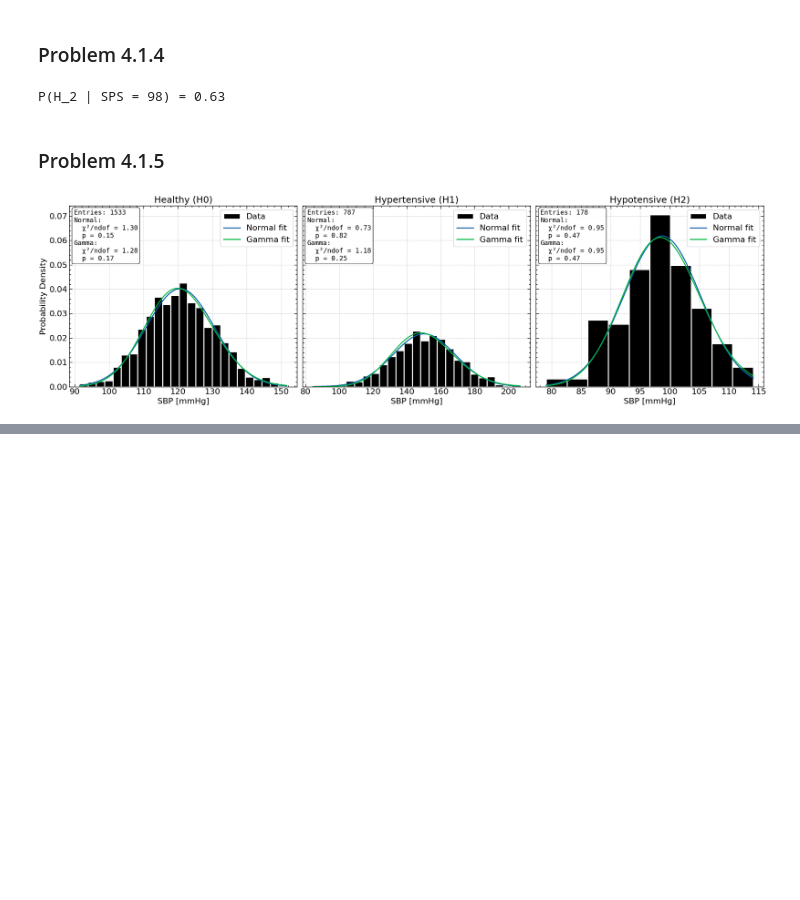
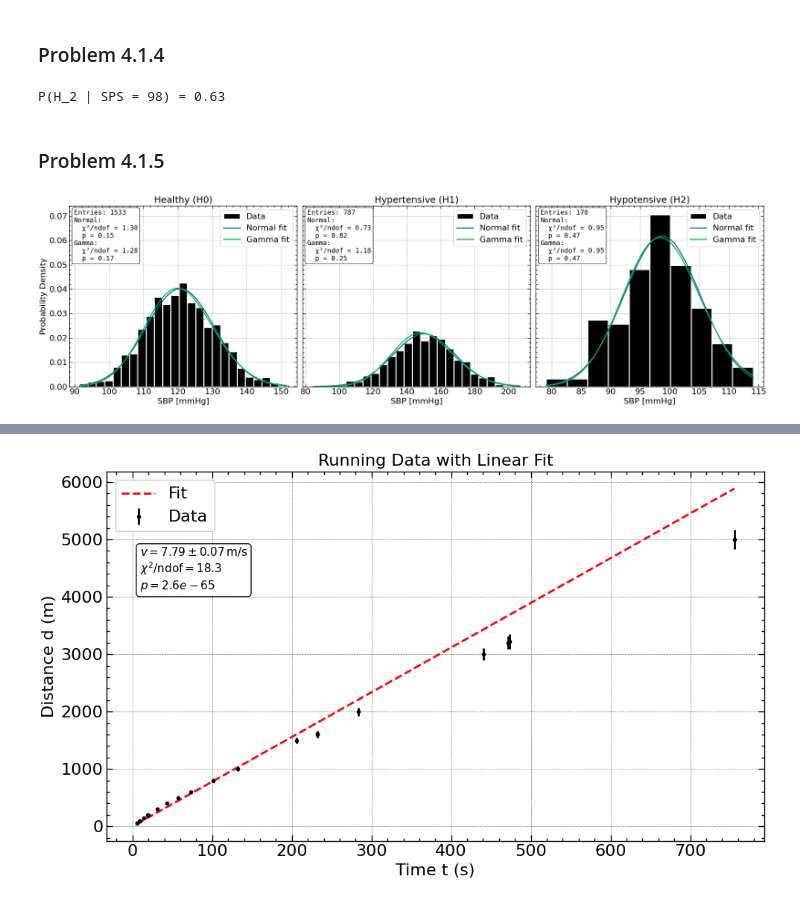
Before and after one commit to tobiassanta/AppStat2025, a Jupyter notebook: Exam/AppStatExam.ipynb, the cells around one changed output, grey strips where cells are left out. Cells and saved outputs as stored; diff of their text form; code cells hidden in the pictures; blank space fills up the shorter version.

```diff
--- a/Exam/AppStatExam.ipynb
+++ b/Exam/AppStatExam.ipynb
@@ -725,0 +799,30 @@ plt.tight_layout()
+# %%
+t_fit = np.linspace(min(t), max(t), 500)
+
+#plotting
+plt.figure(figsize = (10,6))
+plt.errorbar(t, dist, yerr=sigma_d, fmt='.', color = 'black', label='Data')
+plt.plot(t_fit, running_fit(t_fit, v), '--', color = 'red', label=fr'Fit')
+plt.xlabel('Time t (s)')
+plt.ylabel('Distance d (m)')
+plt.title('Running Data with Linear Fit')
+plt.legend()
+
+textstr = (
+    rf"$v = {v:.2f} \pm {sigma_v:.2f}\,\mathrm{{m/s}}$" "\n"
+    rf"$\chi^2/\mathrm{{ndof}} = {chi2_ndof:.1f}$" "\n"
+    rf"$p = {p_value:.1e}$")
+
+plt.text(
+    0.05, 0.8, textstr,
+    transform=plt.gca().transAxes,
+    fontsize=11,
+    verticalalignment='top',
+    bbox=dict(boxstyle='round', facecolor='white', alpha=0.9)
+)
+
+
+plt.tight_layout()
+#plt.savefig('Problem 5.1.1 running data with fit.png', dpi = 300)
+# %% [output]
+[figure, added]
```
Also changed, not shown: parts of 41 cells of this notebook.
